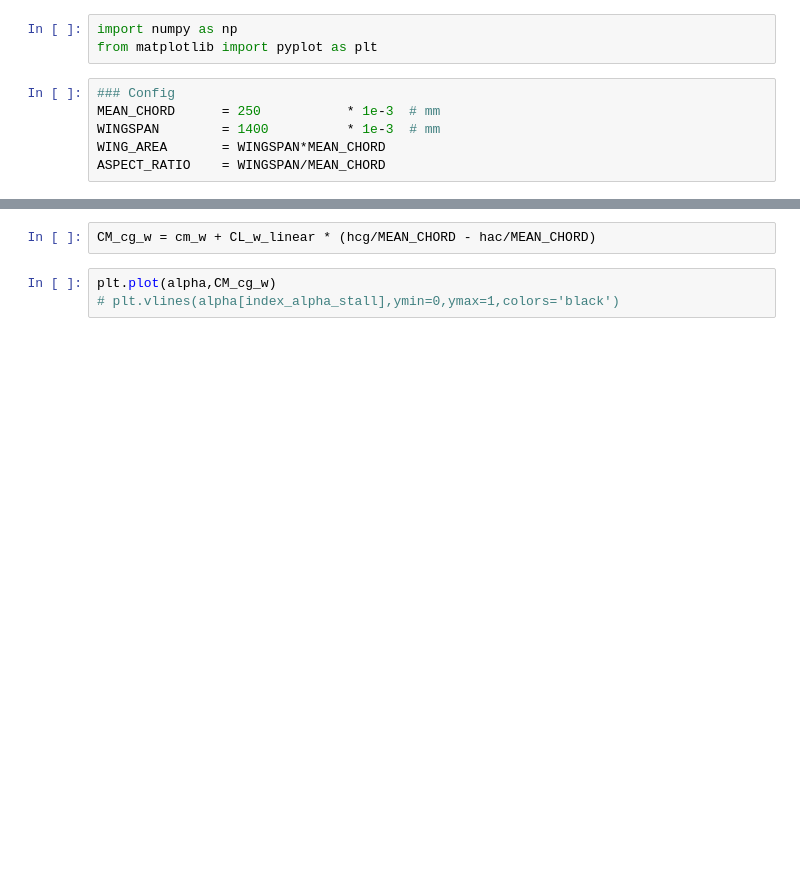
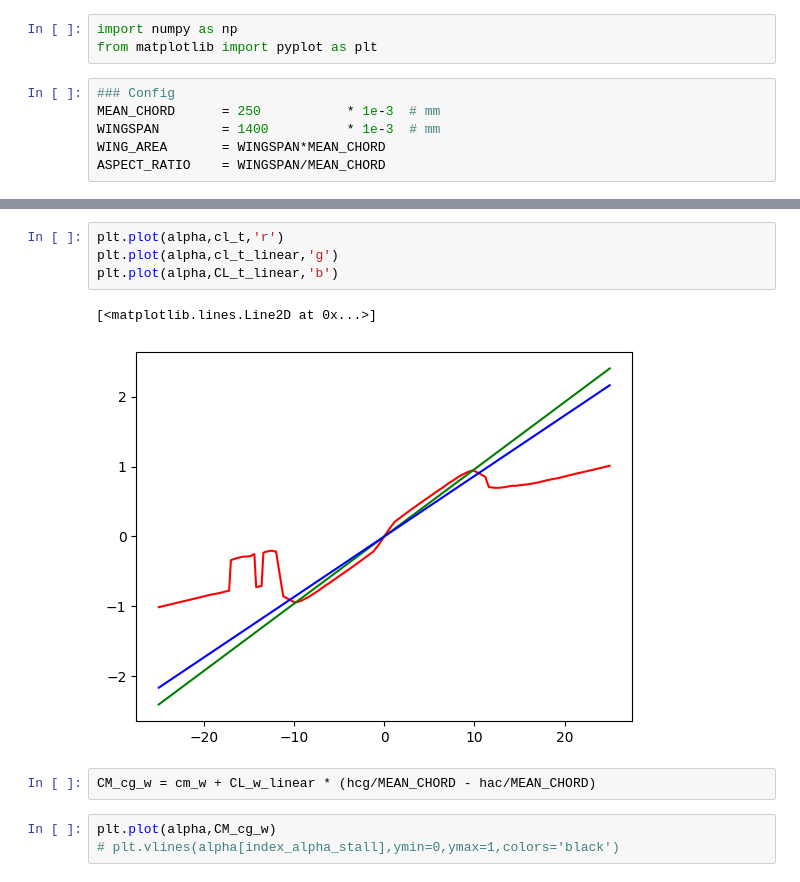
Before and after one commit to hg-heds/14bits_calc, a Jupyter notebook: Stability/stab.ipynb, the cells around one changed output, grey strips where cells are left out. Drawn from its saved outputs; the diff is of its cells as text; blank space fills up the shorter version.

```diff
--- a/Stability/stab.ipynb
+++ b/Stability/stab.ipynb
@@ -46,3 +55,10 @@ CL_t_linear = cl_t[index_alpha_0]+alpha*CL_alpha_tail
+# %%
+plt.plot(alpha,cl_t,'r')
+plt.plot(alpha,cl_t_linear,'g')
+plt.plot(alpha,CL_t_linear,'b')
+# %% [output]
+[<matplotlib.lines.Line2D at 0x...>]
+[figure, added]
 # %%
 CM_cg_w = cm_w + CL_w_linear * (hcg/MEAN_CHORD - hac/MEAN_CHORD)
 # %%
```
Also changed, not shown: parts of 2 cells of this notebook.
